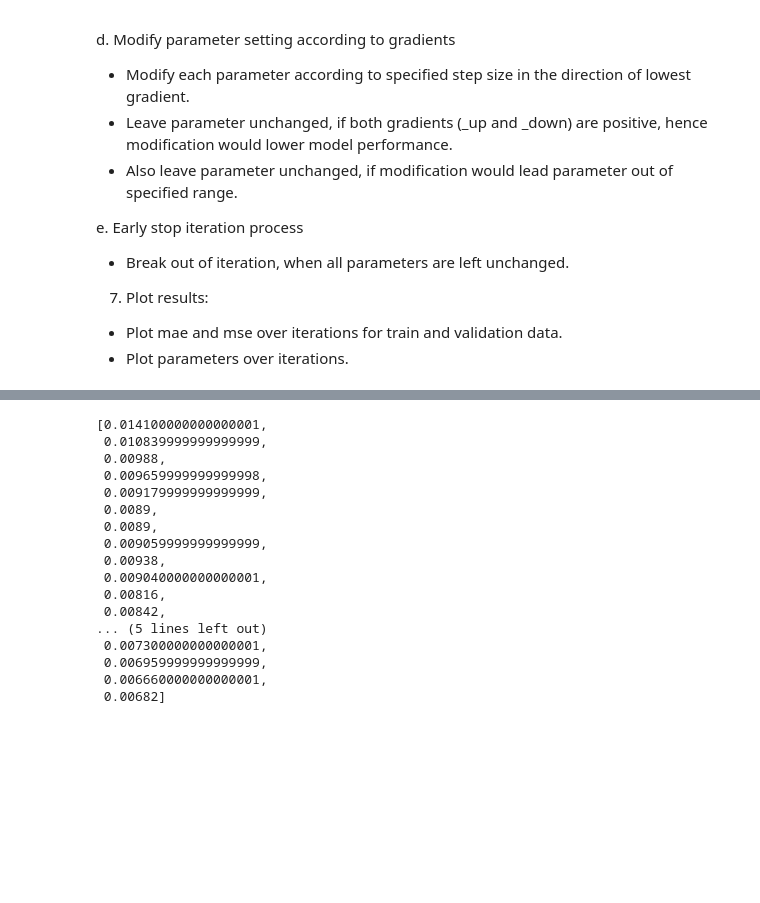
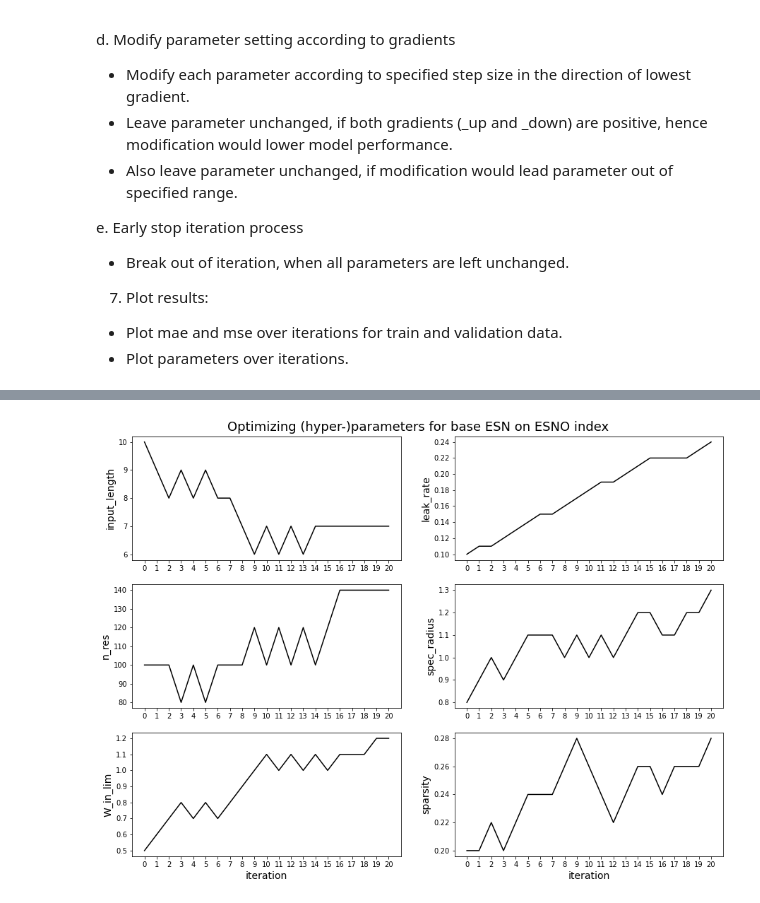
Before and after one commit to MarcoLandtHayen/EchoStateNetworks, a Jupyter notebook: notebooks/ESN_exp06_ENSO.ipynb, the cells around one changed output, grey strips where cells are left out. Drawn from its saved outputs; the diff is of its cells as text; code cells hidden in the pictures; blank space fills up the shorter version.

```diff
--- a/notebooks/ESN_exp06_ENSO.ipynb
+++ b/notebooks/ESN_exp06_ENSO.ipynb
@@ -1427,20 +1454,46 @@ iteration : 2 from  20
-# %%
-train_mse_all
-# %% [output]
-[0.014100000000000001,
- 0.010839999999999999,
- 0.00988,
- 0.009659999999999998,
- 0.009179999999999999,
- 0.0089,
- 0.0089,
- 0.009059999999999999,
- 0.00938,
- 0.009040000000000001,
- 0.00816,
- 0.00842,
-... (5 lines left out)
- 0.007300000000000001,
- 0.006959999999999999,
- 0.006660000000000001,
- 0.00682]
+# %%
+## Plot optimization of (hyper-)parameters over iterations.
+## Store result from optimization with target_length=1
+input_length_all = [10, 9, 8, 9, 8, 9, 8, 8, 7, 6, 7, 6, 7, 6, 7, 7, 7, 7, 7, 7, 7]
+n_res_all = [100, 100, 100, 80, 100, 80, 100, 100, 100, 120, 100, 120, 100, 120, 100, 120, 140, 140, 140, 140, 140]
+W_in_lim_all = [0.5, 0.6, 0.7, 0.8, 0.7, 0.8, 0.7, 0.8, 0.9,
+                1.0, 1.1, 1.0, 1.1, 1.0, 1.1, 1.0, 1.1, 1.1, 1.1, 1.2, 1.2]
+leak_rate_all = [0.1, 0.11, 0.11, 0.12, 0.13, 0.14, 0.15, 0.15, 0.16, 0.17, 0.18, 0.19, 0.19, 0.20, 0.21,
+                 0.22, 0.22, 0.22, 0.22, 0.23, 0.24]
+spec_radius_all = [0.8, 0.9, 1.0, 0.9, 1.0, 1.1, 1.1, 1.1, 1.0, 1.1, 1.0, 1.1, 1.0, 1.1, 1.2, 1.2,
+                   1.1, 1.1, 1.2, 1.2, 1.3]
+sparsity_all = [0.2, 0.2, 0.22, 0.2, 0.22, 0.24, 0.24, 0.24, 0.26, 0.28, 0.26, 0.24, 0.22,
+                0.24, 0.26, 0.26, 0.24, 0.26, 0.26, 0.26, 0.28]
+
+
+
+fig, axes = plt.subplots(3, 2, figsize=(15,10))
+axes[0,0].plot(range(n_iterations+1), input_length_all, color="k", label="input_length")
+axes[1,0].plot(range(n_iterations+1), n_res_all, color="k", label="original data")
+axes[2,0].plot(range(n_iterations+1), W_in_lim_all, color="k", label="original data")
+axes[0,1].plot(range(n_iterations+1), leak_rate_all, color="k", label="original data")
+axes[1,1].plot(range(n_iterations+1), spec_radius_all, color="k", label="original data")
+axes[2,1].plot(range(n_iterations+1), sparsity_all, color="k", label="original data")
+
+axes[0,0].set_xticks(ticks=range(n_iterations+1), labels=range(n_iterations+1))
+axes[1,0].set_xticks(ticks=range(n_iterations+1), labels=range(n_iterations+1))
+axes[2,0].set_xticks(ticks=range(n_iterations+1), labels=range(n_iterations+1))
+axes[0,1].set_xticks(ticks=range(n_iterations+1), labels=range(n_iterations+1))
+axes[1,1].set_xticks(ticks=range(n_iterations+1), labels=range(n_iterations+1))
+axes[2,1].set_xticks(ticks=range(n_iterations+1), labels=range(n_iterations+1))
+
+axes[2,0].set_xlabel("iteration", fontsize=14)
+axes[2,1].set_xlabel("iteration", fontsize=14)
+
+axes[0,0].set_ylabel("input_length", fontsize=14)
+axes[1,0].set_ylabel("n_res", fontsize=14)
+axes[2,0].set_ylabel("W_in_lim", fontsize=14)
+axes[0,1].set_ylabel("leak_rate", fontsize=14)
+axes[1,1].set_ylabel("spec_radius", fontsize=14)
+axes[2,1].set_ylabel("sparsity", fontsize=14)
+
+fig.suptitle('Optimizing (hyper-)parameters for base ESN on ESNO index', fontsize=18)
+fig.subplots_adjust(top=0.95)
+plt.show()
+# %% [output]
+[figure, added]
```
Also changed, not shown: parts of 36 cells of this notebook, 1 other file.
